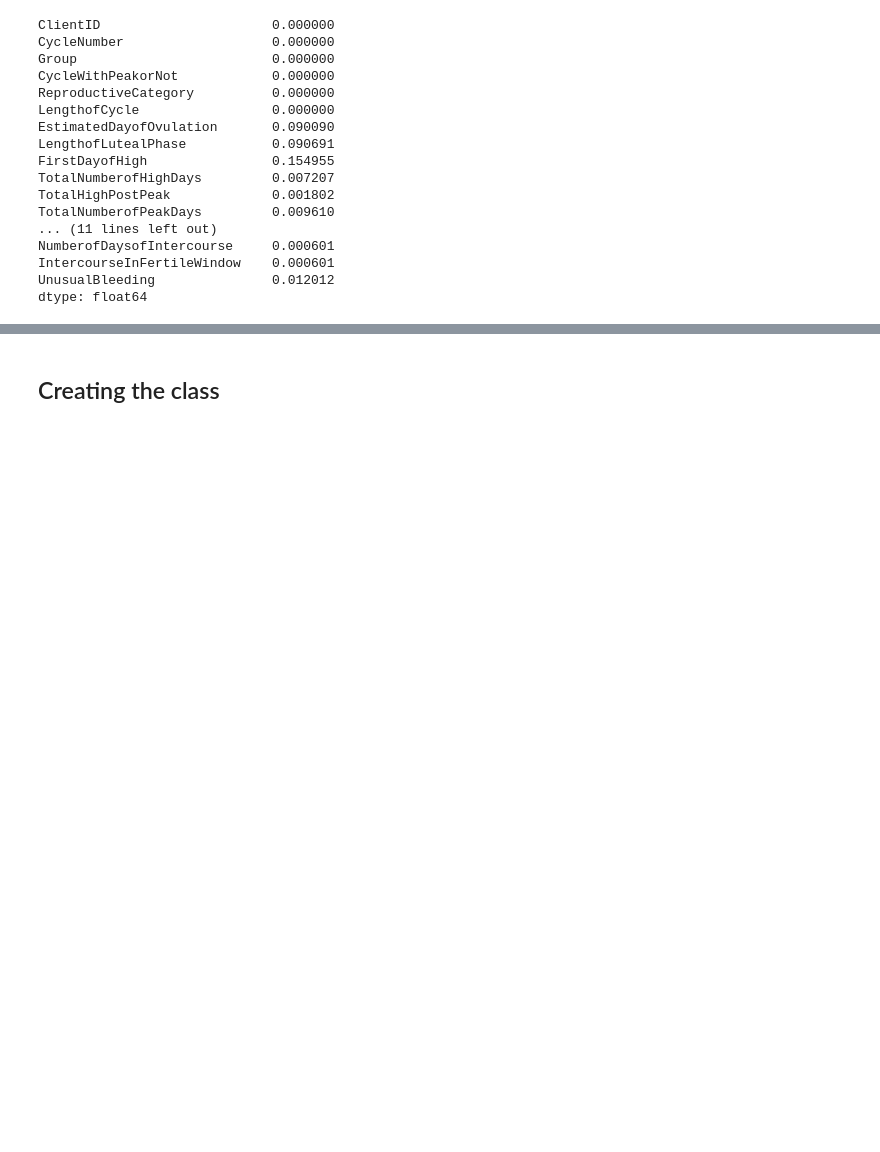
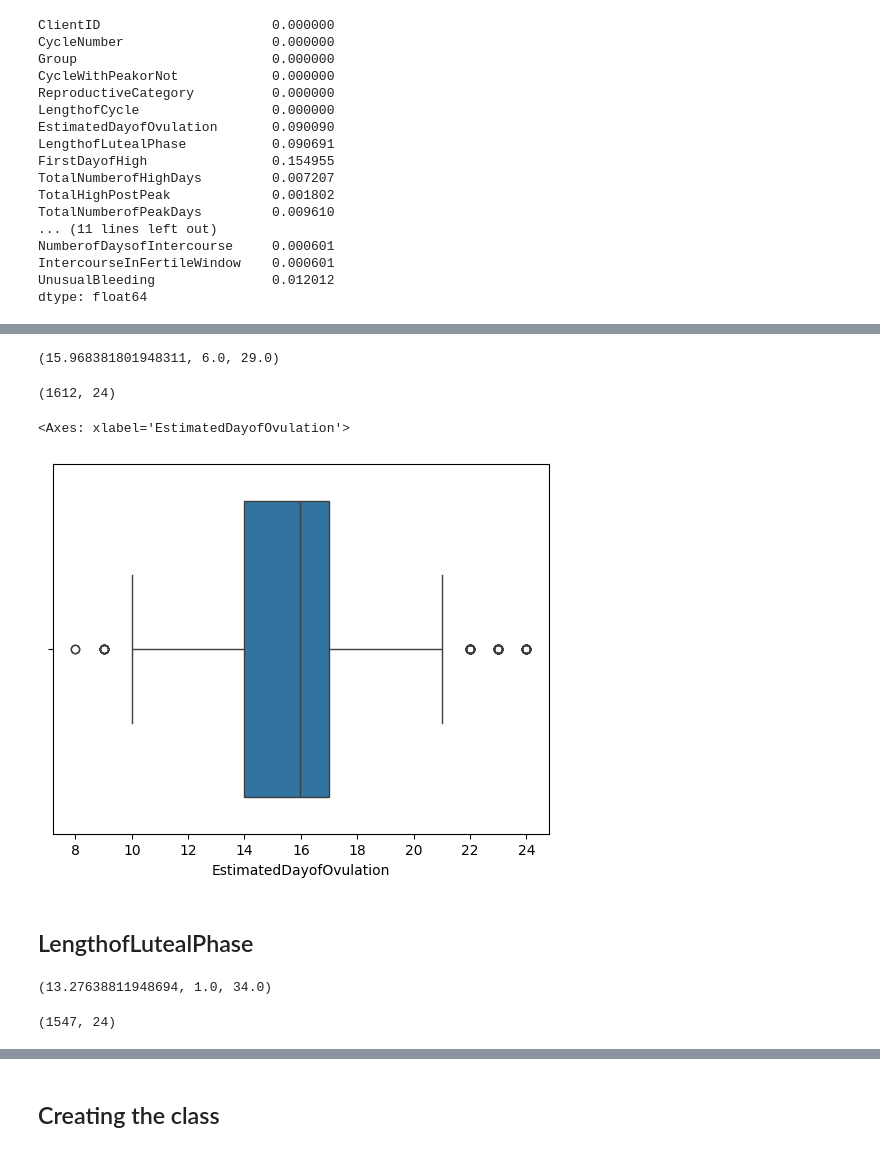
Before and after one commit to shuvo14051/menstrual-cycle-prediction, a Jupyter notebook: Cycle-Prediction-TabNet.ipynb, the cells around one changed output, grey strips where cells are left out. Saved outputs shown, nothing was run; the diff lists cells and outputs as text; code cells hidden in the pictures; blank space fills up the shorter version.

Commit message:
EDA, CTGAN, Balanced Data Saved

```diff
--- a/Cycle-Prediction-TabNet.ipynb
+++ b/Cycle-Prediction-TabNet.ipynb
@@ -154,6 +66,7 @@ dtype: float64
 # %%
 # Remove unnecessary column
 selected_df = selected_df.drop("ClientID", axis=1)
+selected_df = selected_df.drop("ReproductiveCategory", axis=1)
 # %%
 # Change the data type from object to float
 selected_df = selected_df.astype("float")
@@ -159,0 +83,9 @@ selected_df = selected_df.astype("float")
+# %%
+columns_to_fill_with_mean = ['EstimatedDayofOvulation', 'LengthofLutealPhase',
+                             'FirstDayofHigh', 'TotalNumberofHighDays', 'TotalHighPostPeak',
+                             'TotalNumberofPeakDays', 'TotalDaysofFertility',
+                             'TotalFertilityFormula', 'LengthofMenses']
+
+column_means = selected_df[columns_to_fill_with_mean].mean()
+
+df_filled = selected_df.fillna(value=column_means)
@@ -159,0 +119,3 @@ selected_df = selected_df.astype("float")
+# %%
+df_filled = df_filled[(df_filled["LengthofCycle"] >= 21) & (df_filled["LengthofCycle"] <= 45)]
+df_filled.shape
@@ -159,0 +127,21 @@ selected_df = selected_df.astype("float")
+# %%
+df_filled["EstimatedDayofOvulation"].mean(), df_filled["EstimatedDayofOvulation"].min(), df_filled["EstimatedDayofOvulation"].max()
+# %% [output]
+(15.968381801948311, 6.0, 29.0)
+# %%
+df_filled = df_filled[(df_filled["EstimatedDayofOvulation"] >= 8) & (df_filled["EstimatedDayofOvulation"] <= 24)]
+# %%
+df_filled.shape
+# %% [output]
+(1612, 24)
+# %%
+sns.boxplot(x='EstimatedDayofOvulation', data=df_filled)
+# %% [output]
+<Axes: xlabel='EstimatedDayofOvulation'>
+[figure, added]
+# %% [markdown]
+## LengthofLutealPhase
+# %%
+df_filled["LengthofLutealPhase"].mean(), df_filled["LengthofLutealPhase"].min(), df_filled["LengthofLutealPhase"].max()
+# %% [output]
+(13.27638811948694, 1.0, 34.0)
@@ -159,0 +150,4 @@ selected_df = selected_df.astype("float")
+# %%
+df_filled.shape
+# %% [output]
+(1547, 24)
```
Also changed, not shown: parts of 58 cells of this notebook, 1 other file.
